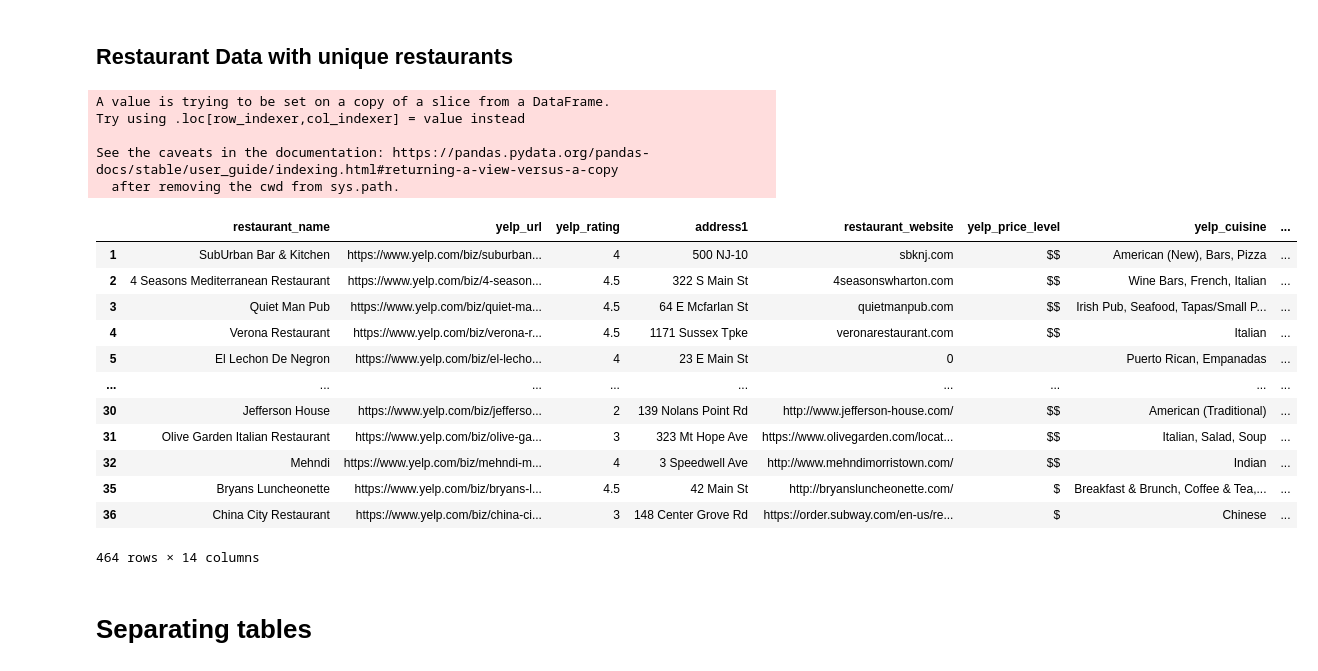
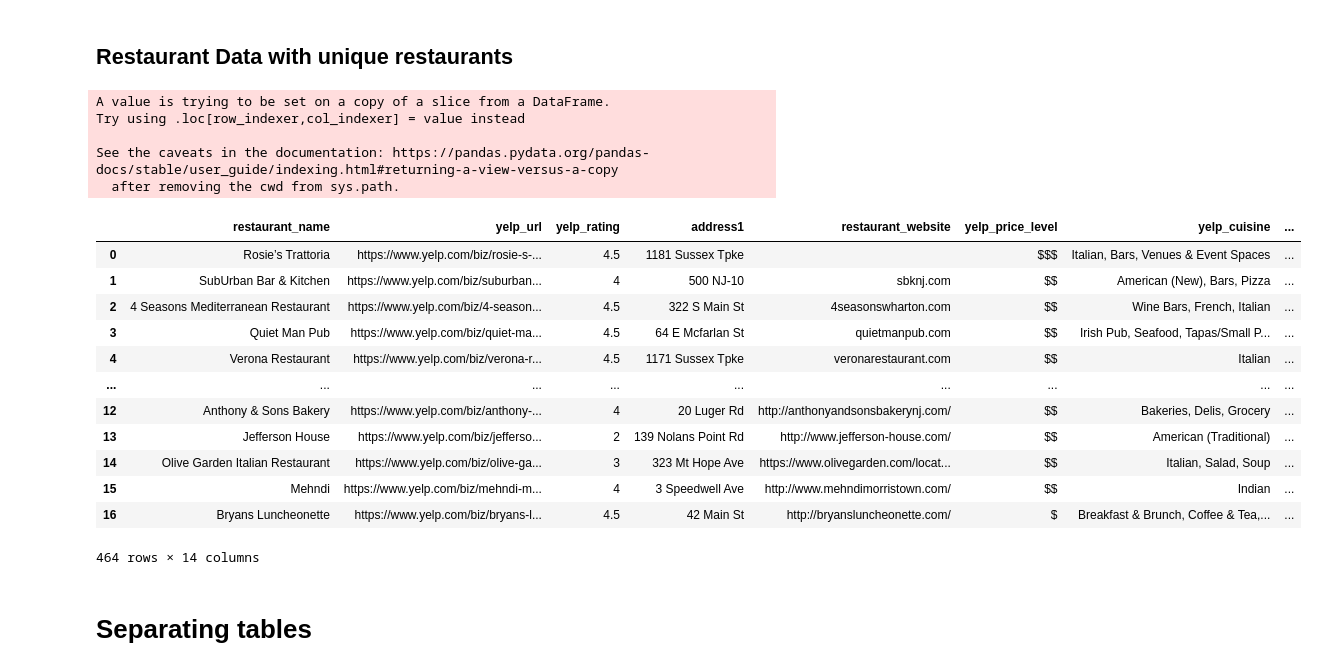
Before and after one commit to deliahellander/ETL-Project, a Jupyter notebook: Transformation/Transformation.ipynb, the cells around one changed output. Saved outputs shown, nothing was run; the diff lists cells and outputs as text; code cells hidden in the pictures.

```diff
--- a/Transformation/Transformation.ipynb
+++ b/Transformation/Transformation.ipynb
@@ -441,7 +401,7 @@ google_data_df["restaurant_rating"].value_counts()
 3.1     1
 Name: restaurant_rating, dtype: int64
 # %%
-google_data_df=google_data_df.fillna(0)
+google_data_df=google_data_df.fillna("")
 google_data_df
 # %% [output]
 |  | Unnamed: 0 | restaurant_name | place_id | price_level | restaurant_rating | google_maps_url | address | ... |
@@ -557,11 +504,5 @@ restaurant_all_df
 # %%
 # merge yelp and google data on inner join to get the same restaurants in both tables
-restaurant_common_df = pd.merge(yelp_df, google_data_df, on=['address1','zip code'], how='inner')
-restaurant_common_df = restaurant_common_df.drop_duplicates(subset=['address1','zip code'])
-restaurant_common_df = restaurant_common_df.drop(columns=['restaurant_website_x','city_x','state_x','restaurant_name_y'])
-restaurant_common_df = restaurant_common_df.rename(columns={'restaurant_name_x':'restaurant_name',
-                                                          'restaurant_website_y':'restaurant_website',
-                                                          'city_y':'city',
-                                                          'state_y':'state'})
+restaurant_common_df = pd.merge(yelp_df, google_data_df, on=['restaurant_name', 'address1', 'zip code'], how='inner')
 restaurant_common_df
 # %% [output]
@@ -584,0 +527,4 @@ restaurant_common_df
+# %%
+# drop duplicate restaurants based on address1 and zip code
+restaurant_common_df = restaurant_common_df.drop_duplicates(subset=['restaurant_name', 'address1', 'zip code'])
+restaurant_common_df
@@ -584,0 +550,7 @@ restaurant_common_df
+# %%
+# drop unwanted columns and rename rest of the columns
+restaurant_common_df = restaurant_common_df.drop(columns=['restaurant_website_x','city_x','state_x'])
+restaurant_common_df = restaurant_common_df.rename(columns={'restaurant_website_y':'restaurant_website',
+                                                          'city_y':'city',
+                                                          'state_y':'state'})
+restaurant_common_df
@@ -605,28 +596,28 @@ restaurant_df
 ## Restaurant Data with unique restaurants
 # %%
 # drop the first occurance of common restaurants, last occurance contains the rows with both yelp and google data
-restaurant_final_df = restaurant_df.drop_duplicates(subset=['address1','zip code'], keep='last')
+restaurant_final_df = restaurant_df.drop_duplicates(subset=['restaurant_name', 'address1','zip code'], keep='last')
 # add the resturant_id column for unique identifier
 restaurant_final_df['restaurant_id'] = range(1, len(restaurant_final_df) + 1)
 restaurant_final_df
 # %% [output]
 A value is trying to be set on a copy of a slice from a DataFrame.
 Try using .loc[row_indexer,col_indexer] = value instead
 
 See the caveats in the documentation: https://pandas.pydata.org/pandas-docs/stable/user_guide/indexing.html#returning-a-view-versus-a-copy
   after removing the cwd from sys.path.
 |  | restaurant_name | yelp_url | yelp_rating | address1 | restaurant_website | yelp_price_level | yelp_cuisine | ... |
+| 0 | Rosie’s Trattoria | https://www.yelp.com/biz/rosie-s-... | 4.5 | 1181 Sussex Tpke |  | $$$ | Italian, Bars, Venues & Event Spaces | ... |
 | 1 | SubUrban Bar & Kitchen | https://www.yelp.com/biz/suburban... | 4 | 500 NJ-10 | sbknj.com | $$ | American (New), Bars, Pizza | ... |
 | 2 | 4 Seasons Mediterranean Restaurant | https://www.yelp.com/biz/4-season... | 4.5 | 322 S Main St | 4seasonswharton.com | $$ | Wine Bars, French, Italian | ... |
 | 3 | Quiet Man Pub | https://www.yelp.com/biz/quiet-ma... | 4.5 | 64 E Mcfarlan St | quietmanpub.com | $$ | Irish Pub, Seafood, Tapas/Small P... | ... |
 | 4 | Verona Restaurant | https://www.yelp.com/biz/verona-r... | 4.5 | 1171 Sussex Tpke | veronarestaurant.com | $$ | Italian | ... |
-| 5 | El Lechon De Negron | https://www.yelp.com/biz/el-lecho... | 4 | 23 E Main St | 0 |  | Puerto Rican, Empanadas | ... |
 | ... | ... | ... | ... | ... | ... | ... | ... | ... |
-| 30 | Jefferson House | https://www.yelp.com/biz/jefferso... | 2 | 139 Nolans Point Rd | http://www.jefferson-house.com/ | $$ | American (Traditional) | ... |
-| 31 | Olive Garden Italian Restaurant | https://www.yelp.com/biz/olive-ga... | 3 | 323 Mt Hope Ave | https://www.olivegarden.com/locat... | $$ | Italian, Salad, Soup | ... |
-| 32 | Mehndi | https://www.yelp.com/biz/mehndi-m... | 4 | 3 Speedwell Ave | http://www.mehndimorristown.com/ | $$ | Indian | ... |
-| 35 | Bryans Luncheonette | https://www.yelp.com/biz/bryans-l... | 4.5 | 42 Main St | http://bryansluncheonette.com/ | $ | Breakfast & Brunch, Coffee & Tea,... | ... |
-| 36 | China City Restaurant | https://www.yelp.com/biz/china-ci... | 3 | 148 Center Grove Rd | https://order.subway.com/en-us/re... | $ | Chinese | ... |
+| 12 | Anthony & Sons Bakery | https://www.yelp.com/biz/anthony-... | 4 | 20 Luger Rd | http://anthonyandsonsbakerynj.com/ | $$ | Bakeries, Delis, Grocery | ... |
+| 13 | Jefferson House | https://www.yelp.com/biz/jefferso... | 2 | 139 Nolans Point Rd | http://www.jefferson-house.com/ | $$ | American (Traditional) | ... |
+| 14 | Olive Garden Italian Restaurant | https://www.yelp.com/biz/olive-ga... | 3 | 323 Mt Hope Ave | https://www.olivegarden.com/locat... | $$ | Italian, Salad, Soup | ... |
+| 15 | Mehndi | https://www.yelp.com/biz/mehndi-m... | 4 | 3 Speedwell Ave | http://www.mehndimorristown.com/ | $$ | Indian | ... |
+| 16 | Bryans Luncheonette | https://www.yelp.com/biz/bryans-l... | 4.5 | 42 Main St | http://bryansluncheonette.com/ | $ | Breakfast & Brunch, Coffee & Tea,... | ... |
 464 rows × 14 columns
 # %% [markdown]
 # Separating tables
```
Also changed, not shown: parts of 38 cells of this notebook, 5 other files.
